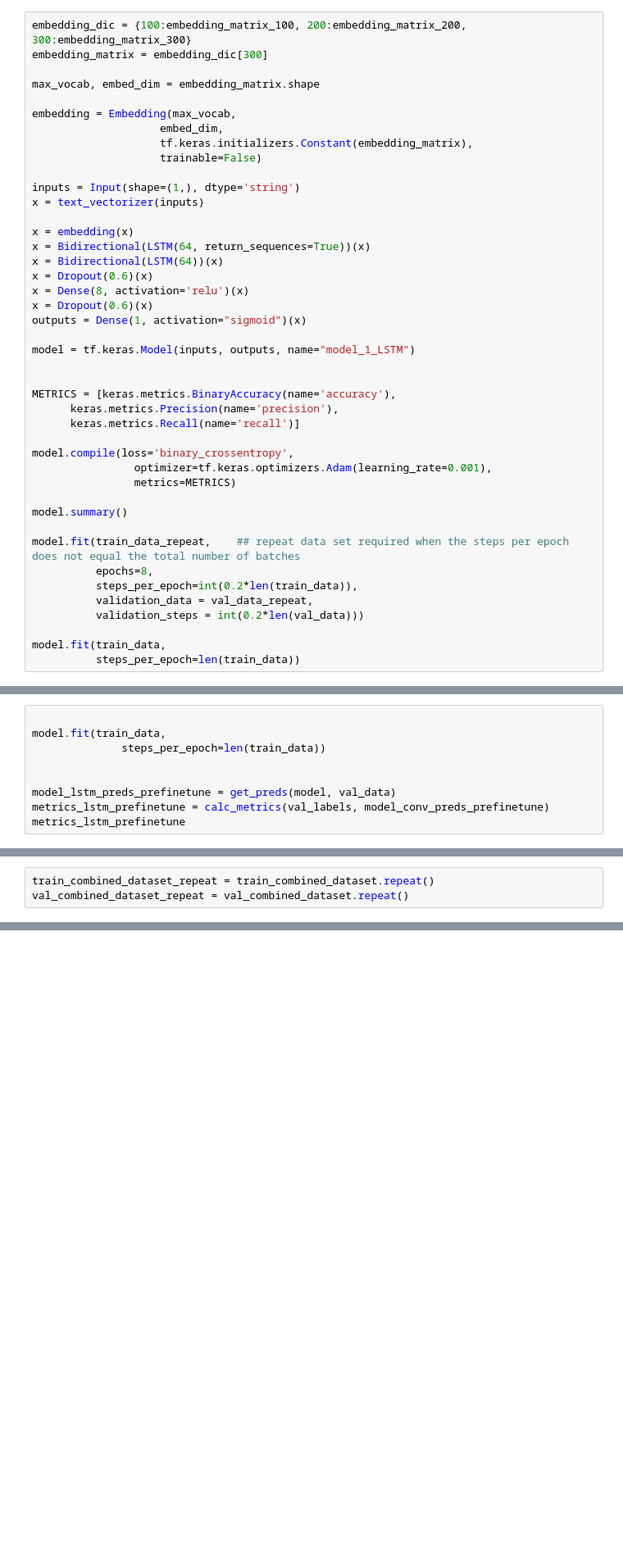
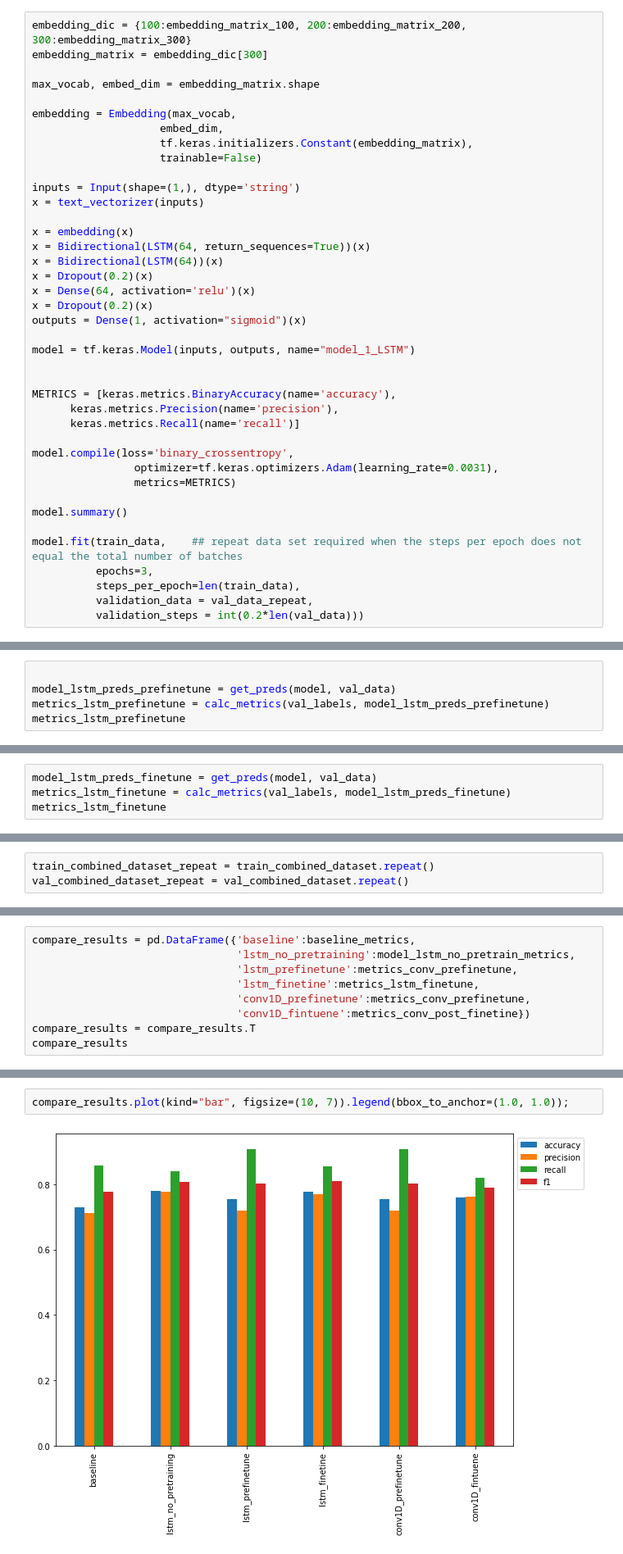
Before and after one commit to jacobh310/food_nlp, a Jupyter notebook: data_cleaning_exploration_model_building/Model Building_V2.ipynb, the cells around one changed output, grey strips where cells are left out. Shown: that part at 82% size. Saved outputs shown, nothing was run; the diff lists cells and outputs as text; blank space fills up the shorter version.

Commit message:
finished model building

```diff
--- a/data_cleaning_exploration_model_building/Model Building_V2.ipynb
+++ b/data_cleaning_exploration_model_building/Model Building_V2.ipynb
@@ -788,9 +1024,9 @@ x = text_vectorizer(inputs)
 x = embedding(x)
 x = Bidirectional(LSTM(64, return_sequences=True))(x)
 x = Bidirectional(LSTM(64))(x)
-x = Dropout(0.6)(x)
-x = Dense(8, activation='relu')(x)
-x = Dropout(0.6)(x)
+x = Dropout(0.2)(x)
+x = Dense(64, activation='relu')(x)
+x = Dropout(0.2)(x)
 outputs = Dense(1, activation="sigmoid")(x)
 
 model = tf.keras.Model(inputs, outputs, name="model_1_LSTM")
@@ -801,19 +1037,16 @@ METRICS = [keras.metrics.BinaryAccuracy(name='accuracy'),
       keras.metrics.Recall(name='recall')]
 
 model.compile(loss='binary_crossentropy',
-                optimizer=tf.keras.optimizers.Adam(learning_rate=0.001),
+                optimizer=tf.keras.optimizers.Adam(learning_rate=0.0031),
                 metrics=METRICS)
 
 model.summary()
 
-model.fit(train_data_repeat,    ## repeat data set required when the steps per epoch does not equal the total number of batches
-          epochs=8,
-          steps_per_epoch=int(0.2*len(train_data)),
+model.fit(train_data,    ## repeat data set required when the steps per epoch does not equal the total number of batches
+          epochs=3,
+          steps_per_epoch=len(train_data),
           validation_data = val_data_repeat,
           validation_steps = int(0.2*len(val_data)))
-
-model.fit(train_data,
-          steps_per_epoch=len(train_data))
 # %% [output]
 Model: "model_1_LSTM"
 _________________________________________________________________
@@ -835,11 +1068,7 @@ Epoch 8/8
 <tensorflow.python.keras.callbacks.History at 0x...>
 # %%
 
-model.fit(train_data,
-              steps_per_epoch=len(train_data))
-
-
 model_lstm_preds_prefinetune = get_preds(model, val_data)
-metrics_lstm_prefinetune = calc_metrics(val_labels, model_conv_preds_prefinetune)
+metrics_lstm_prefinetune = calc_metrics(val_labels, model_lstm_preds_prefinetune)
 metrics_lstm_prefinetune
 # %% [output]
@@ -873,0 +1097,4 @@ Epoch 5/5
+# %%
+model_lstm_preds_finetune = get_preds(model, val_data)
+metrics_lstm_finetune = calc_metrics(val_labels, model_lstm_preds_finetune)
+metrics_lstm_finetune
@@ -1031,0 +1260,9 @@ hybrid_results
+# %%
+compare_results = pd.DataFrame({'baseline':baseline_metrics,
+                                'lstm_no_pretraining':model_lstm_no_pretrain_metrics,
+                                'lstm_prefinetune':metrics_conv_prefinetune,
+                                'lstm_finetine':metrics_lstm_finetune,
+                                'conv1D_prefinetune':metrics_conv_prefinetune,
+                                'conv1D_fintuene':metrics_conv_post_finetine})
+compare_results = compare_results.T
+compare_results
@@ -1031,0 +1277,4 @@ hybrid_results
+# %%
+compare_results.plot(kind="bar", figsize=(10, 7)).legend(bbox_to_anchor=(1.0, 1.0));
+# %% [output]
+[figure, added]
```
Also changed, not shown: parts of 52 cells of this notebook, 2 other files.
